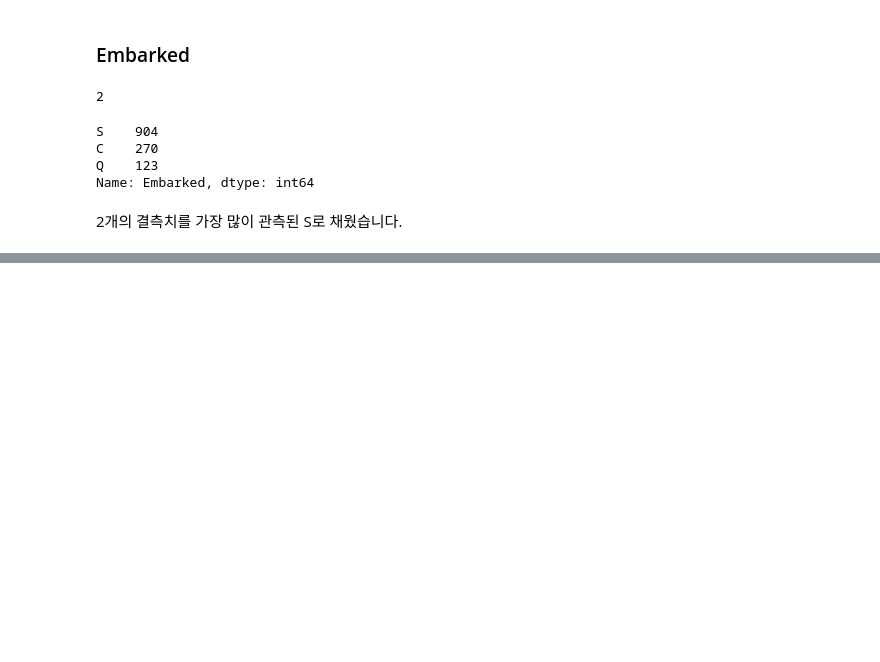
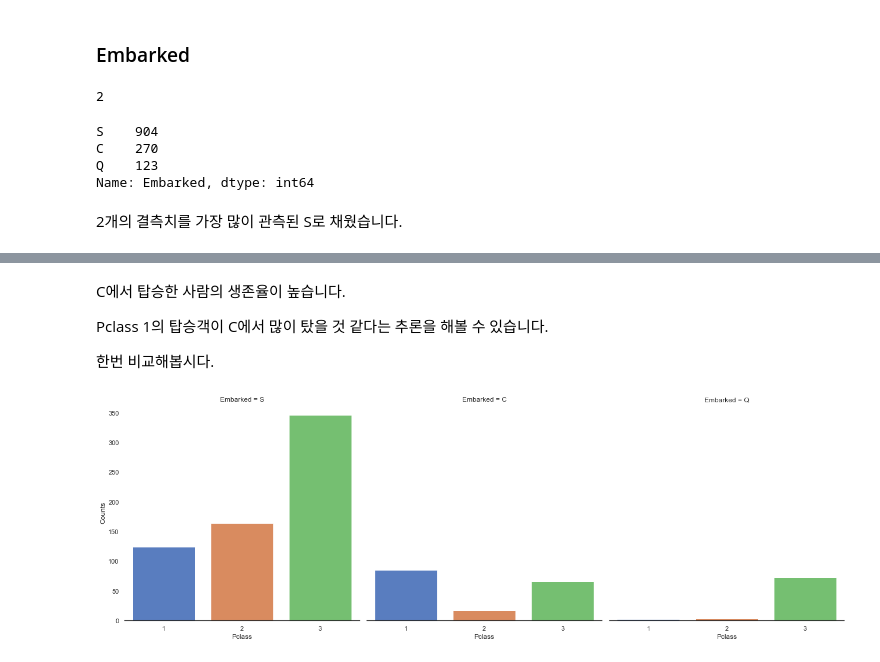
Before and after one commit to Haebuk/kagglestudy, a Jupyter notebook: Titanic competition/titanic_3_유재성.ipynb, the cells around one changed output, grey strips where cells are left out. Saved outputs shown, nothing was run; the diff lists cells and outputs as text; code cells hidden in the pictures; blank space fills up the shorter version.

```diff
--- a/Titanic competition/titanic_3_유재성.ipynb
+++ b/Titanic competition/titanic_3_유재성.ipynb
@@ -335,0 +336,12 @@ g = g.set_ylabels('Survival probabilty')
+# %% [markdown]
+C에서 탑승한 사람의 생존율이 높습니다.
+
+Pclass 1의 탑승객이 C에서 많이 탔을 것 같다는 추론을 해볼 수 있습니다.
+
+한번 비교해봅시다.
+# %%
+g = sns.catplot('Pclass', col='Embarked', data=train, size=6, kind='count', palette='muted')
+g.despine(left=True)
+g = g.set_ylabels('Counts')
+# %% [output]
+[figure, added]
```
Also changed, not shown: parts of 61 cells of this notebook.
